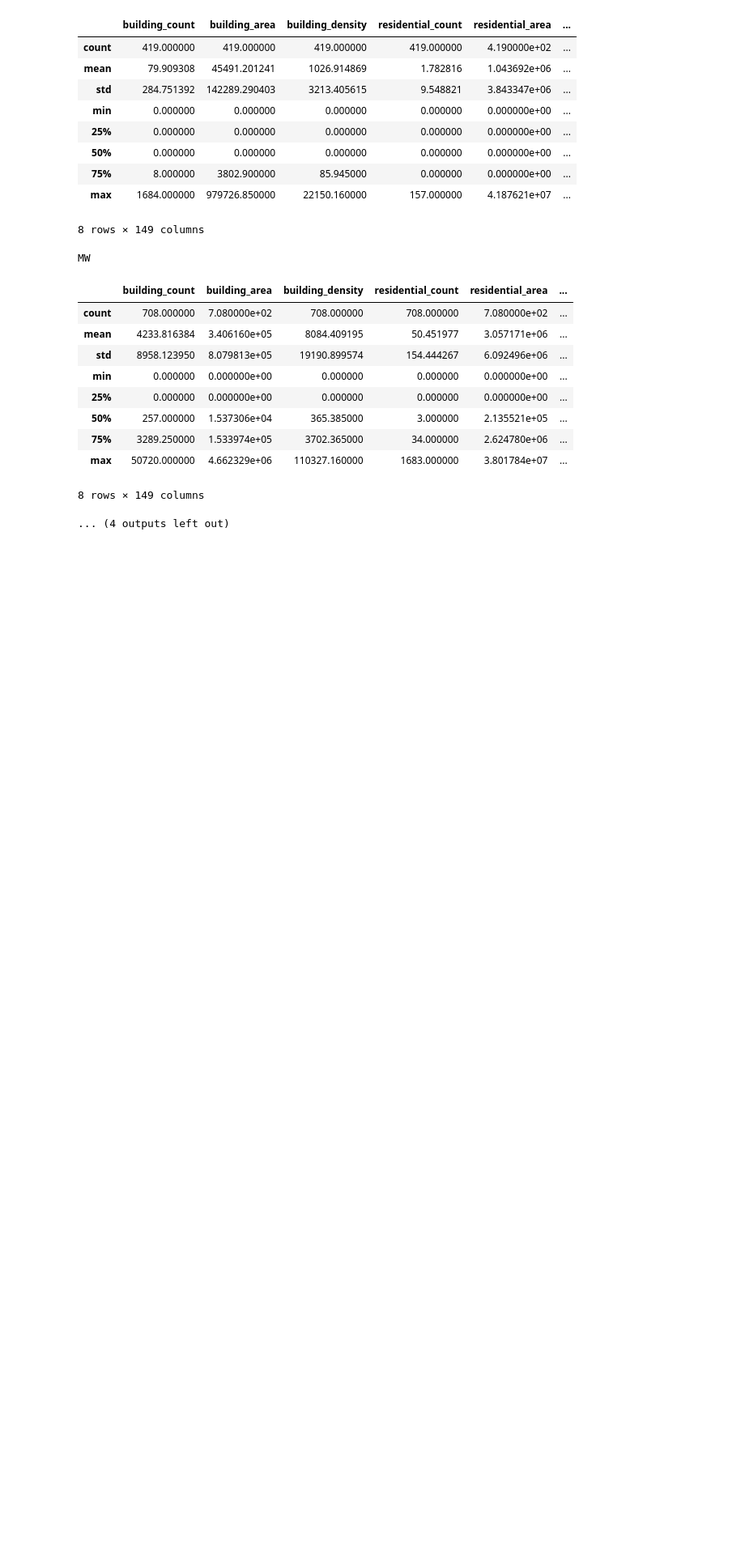
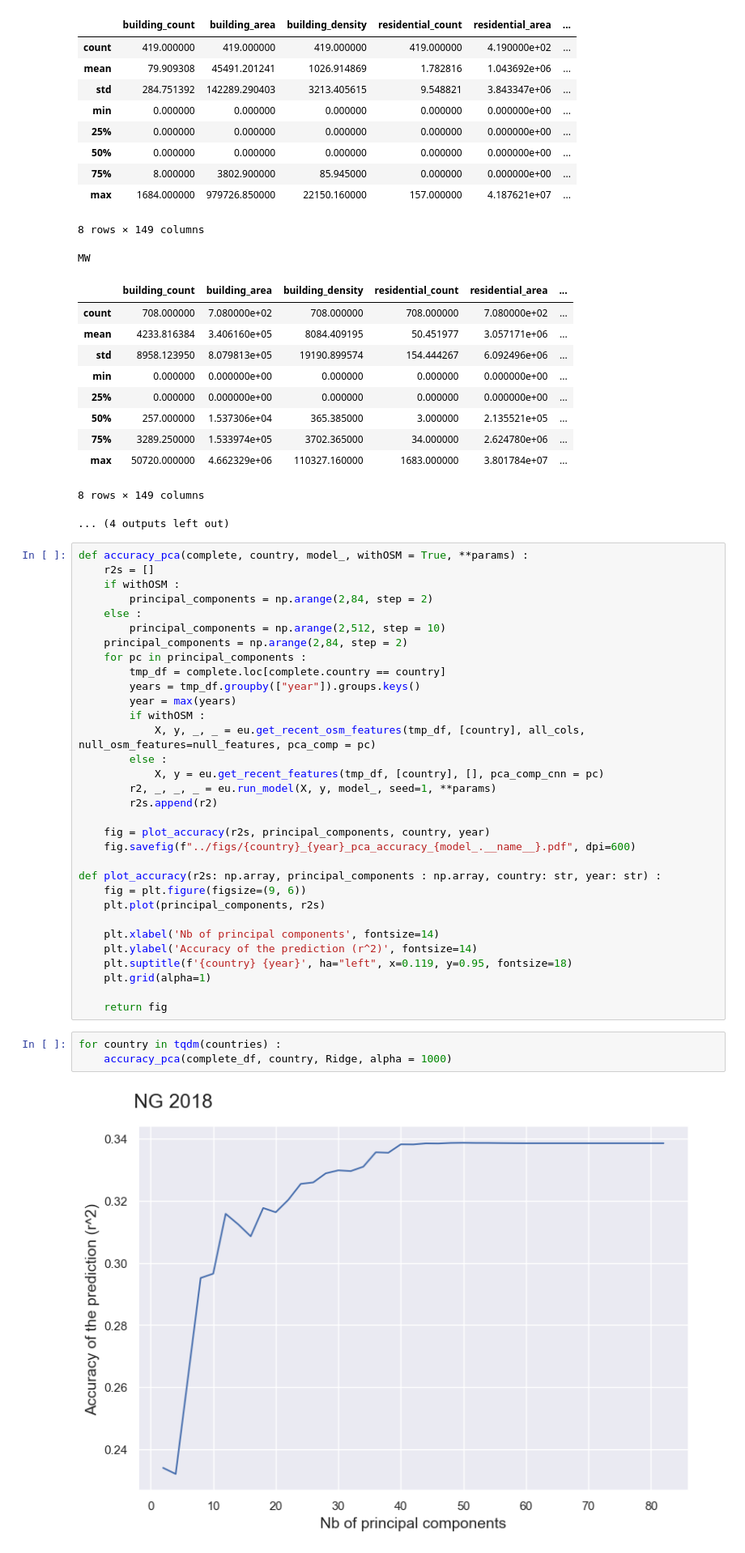
Before and after one commit to CS-433/ml-project-2-xgradingboosting, a Jupyter notebook: src/2_evaluation/osm_vis_preprocess.ipynb, the cells around one changed output. Shown at 81% size. Drawn from its saved outputs; the diff is of its cells as text; blank space fills up the shorter version.

Commit message:
plot pca, modif pour time travel, correction

```diff
--- a/src/2_evaluation/osm_vis_preprocess.ipynb
+++ b/src/2_evaluation/osm_vis_preprocess.ipynb
@@ -201,3 +204,40 @@ MW
 | max | 50720.000000 | 4.662329e+06 | 110327.160000 | 1683.000000 | 3.801784e+07 | ... |
 8 rows × 149 columns
 ... (4 outputs left out)
+# %%
+def accuracy_pca(complete, country, model_, withOSM = True, **params) :
+    r2s = []
+    if withOSM :
+        principal_components = np.arange(2,84, step = 2)
+    else :
+        principal_components = np.arange(2,512, step = 10)
+    principal_components = np.arange(2,84, step = 2)
+    for pc in principal_components :
+        tmp_df = complete.loc[complete.country == country]
+        years = tmp_df.groupby(["year"]).groups.keys()
+        year = max(years)
+        if withOSM :
+            X, y, _, _ = eu.get_recent_osm_features(tmp_df, [country], all_cols, null_osm_features=null_features, pca_comp = pc)
+        else :
+            X, y = eu.get_recent_features(tmp_df, [country], [], pca_comp_cnn = pc)
+        r2, _, _, _ = eu.run_model(X, y, model_, seed=1, **params)
+        r2s.append(r2)
+
+    fig = plot_accuracy(r2s, principal_components, country, year)
+    fig.savefig(f"../figs/{country}_{year}_pca_accuracy_{model_.__name__}.pdf", dpi=600)
+
+def plot_accuracy(r2s: np.array, principal_components : np.array, country: str, year: str) :
+    fig = plt.figure(figsize=(9, 6))
+    plt.plot(principal_components, r2s)
+
+    plt.xlabel('Nb of principal components', fontsize=14)
+    plt.ylabel('Accuracy of the prediction (r^2)', fontsize=14)
+    plt.suptitle(f'{country} {year}', ha="left", x=0.119, y=0.95, fontsize=18)
+    plt.grid(alpha=1)
+
+    return fig
+# %%
+for country in tqdm(countries) :
+    accuracy_pca(complete_df, country, Ridge, alpha = 1000)
+# %% [output]
+[figure, added]
```
Also changed, not shown: parts of 4 cells of this notebook, 2 other files.
